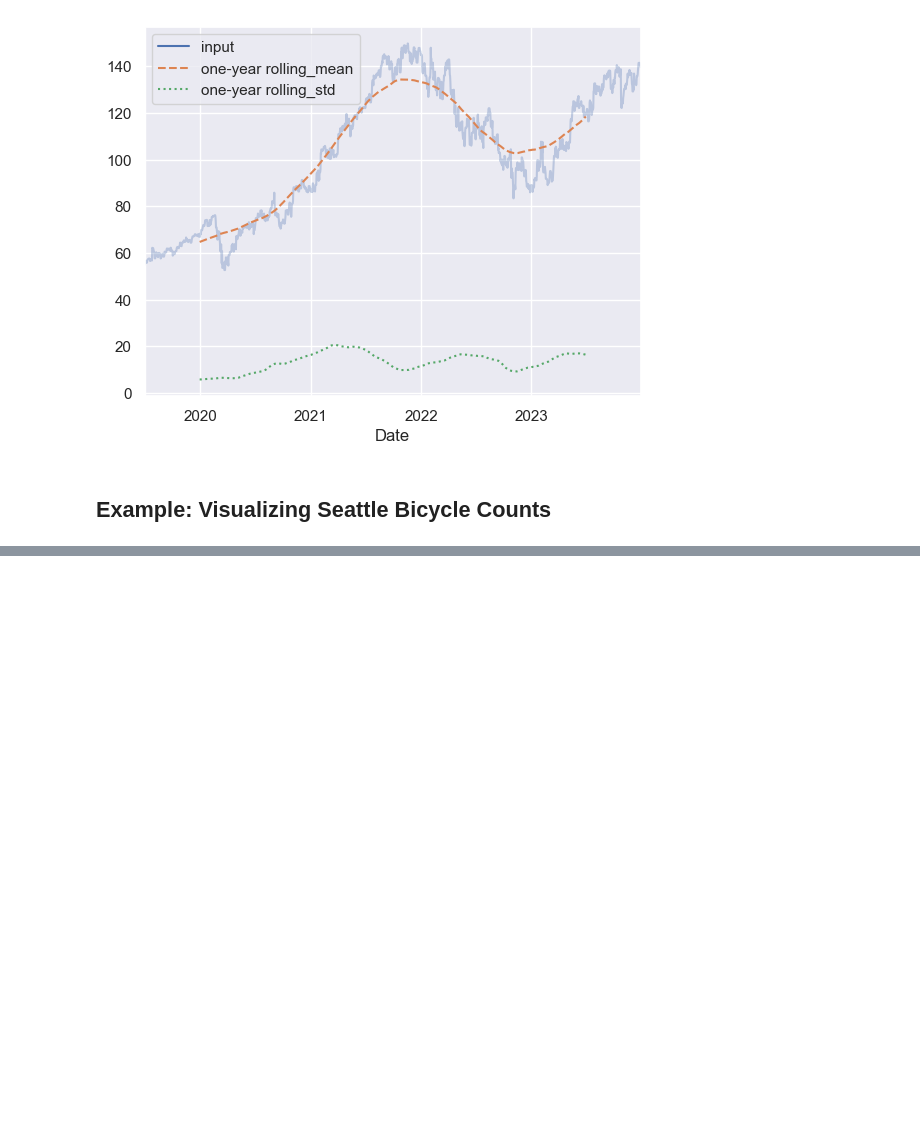
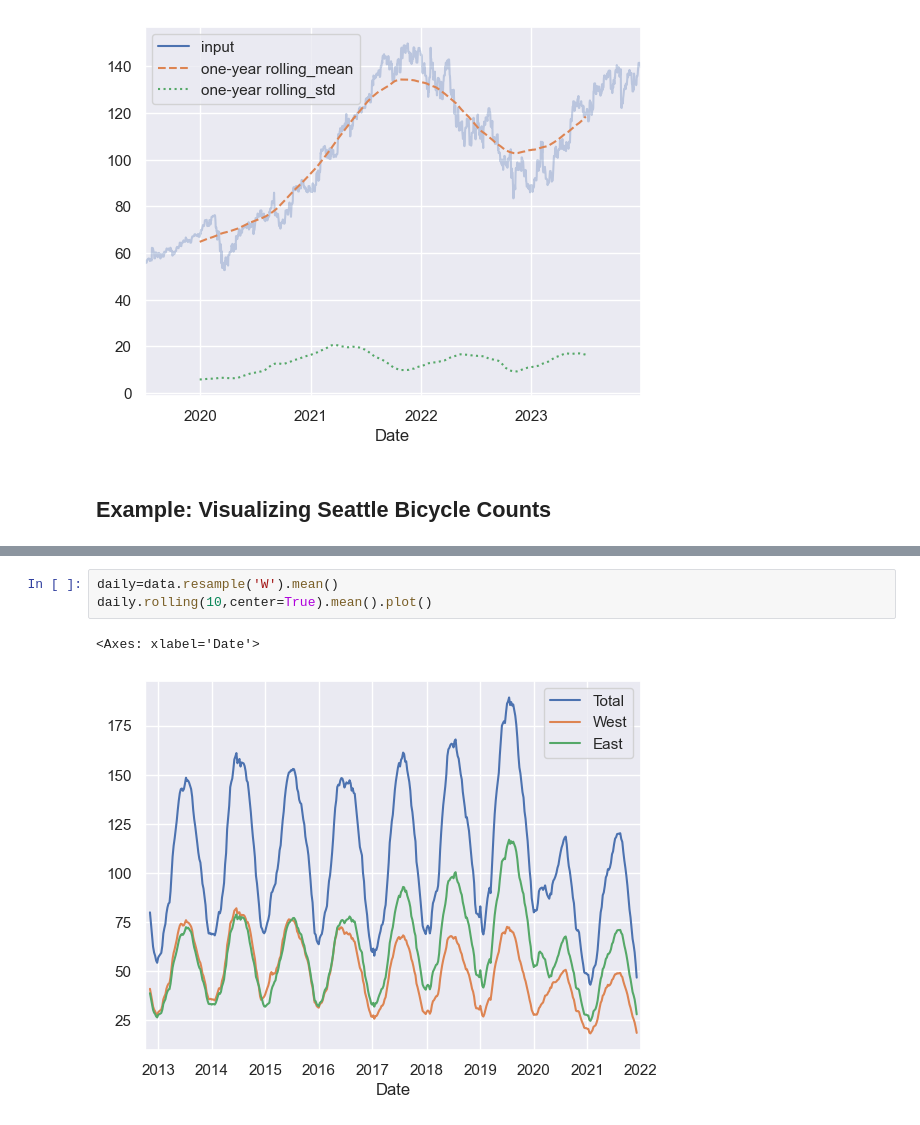
Before and after one commit to denis-james/Self-Learning, a Jupyter notebook: Pandas/11. Working with Time Series Data.ipynb, the cells around one changed output, grey strips where cells are left out. Drawn from its saved outputs; the diff is of its cells as text; blank space fills up the shorter version.

```diff
--- a/Pandas/11. Working with Time Series Data.ipynb
+++ b/Pandas/11. Working with Time Series Data.ipynb
@@ -381,0 +460,6 @@ ax.lines[0].set_alpha(0.3)
+# %%
+daily=data.resample('W').mean()
+daily.rolling(10,center=True).mean().plot()
+# %% [output]
+<Axes: xlabel='Date'>
+[figure, added]
```
Also changed, not shown: parts of 23 cells of this notebook, 1 other file.
